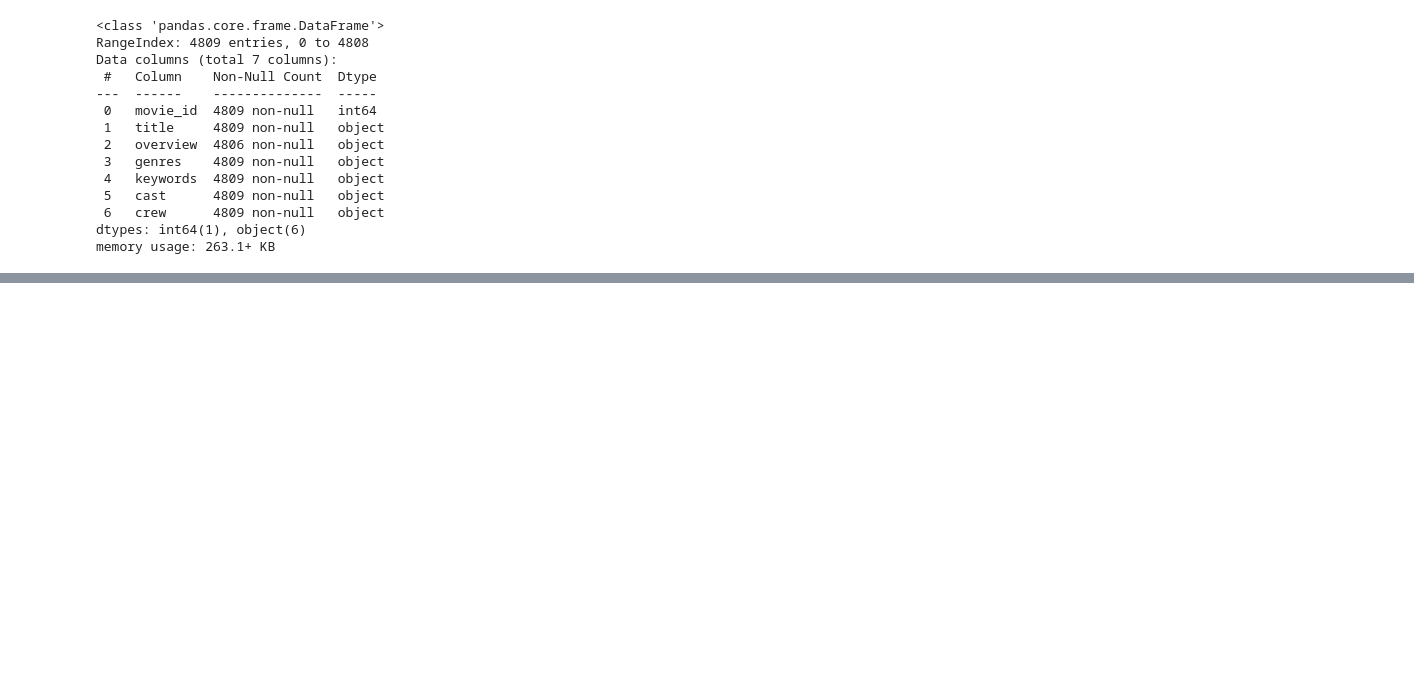
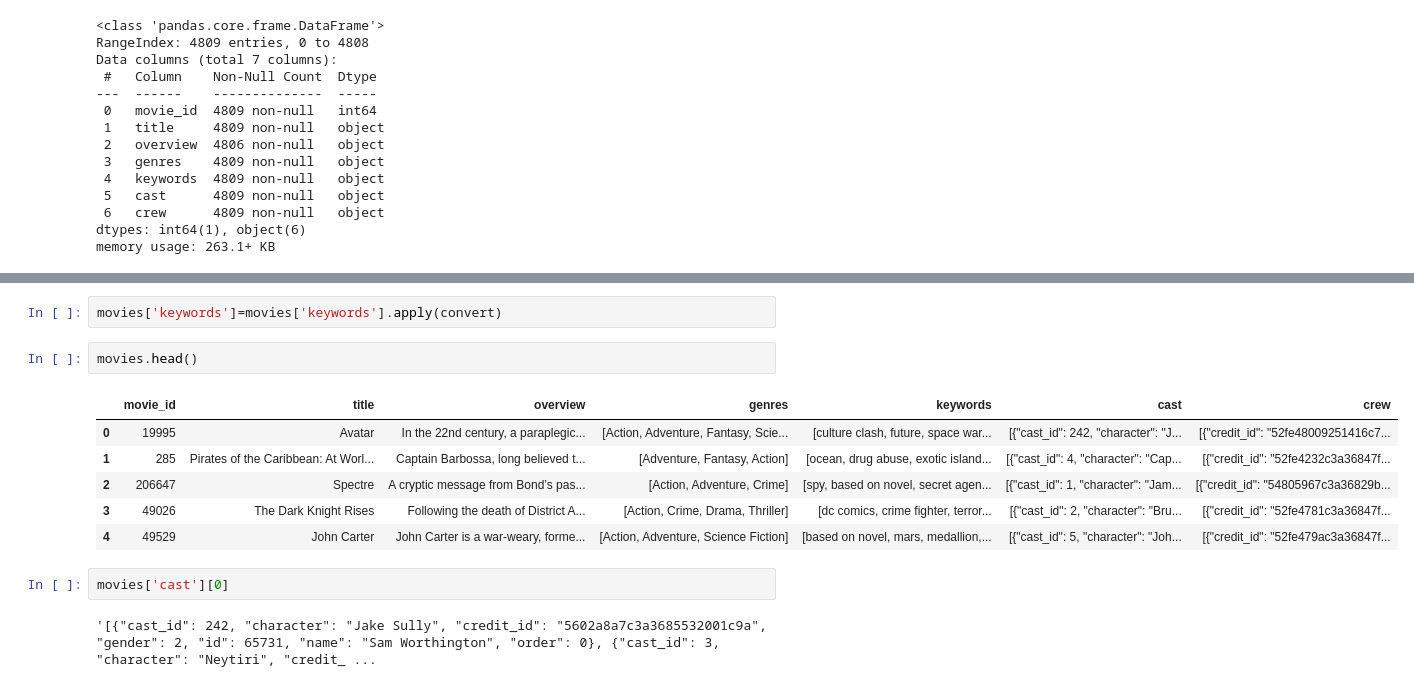
Before and after one commit to SFG006/MOVIE-RECOMMENDATION-SYSTEM, a Jupyter notebook: notebooks/MOVIE RECOMMENDATION SYSTEM/movie recommendation system.ipynb, the cells around one changed output, grey strips where cells are left out. Cells and saved outputs as stored; diff of their text form; blank space fills up the shorter version.

```diff
--- a/notebooks/MOVIE RECOMMENDATION SYSTEM/movie recommendation system.ipynb
+++ b/notebooks/MOVIE RECOMMENDATION SYSTEM/movie recommendation system.ipynb
@@ -50,0 +106,15 @@ memory usage: 263.1+ KB
+# %%
+movies['keywords']=movies['keywords'].apply(convert)
+# %%
+movies.head()
+# %% [output]
+|  | movie_id | title | overview | genres | keywords | cast | crew |
+| 0 | 19995 | Avatar | In the 22nd century, a paraplegic... | [Action, Adventure, Fantasy, Scie... | [culture clash, future, space war... | [{"cast_id": 242, "character": "J... | [{"credit_id": "52fe48009251416c7... |
+| 1 | 285 | Pirates of the Caribbean: At Worl... | Captain Barbossa, long believed t... | [Adventure, Fantasy, Action] | [ocean, drug abuse, exotic island... | [{"cast_id": 4, "character": "Cap... | [{"credit_id": "52fe4232c3a36847f... |
+| 2 | 206647 | Spectre | A cryptic message from Bond’s pas... | [Action, Adventure, Crime] | [spy, based on novel, secret agen... | [{"cast_id": 1, "character": "Jam... | [{"credit_id": "54805967c3a36829b... |
+| 3 | 49026 | The Dark Knight Rises | Following the death of District A... | [Action, Crime, Drama, Thriller] | [dc comics, crime fighter, terror... | [{"cast_id": 2, "character": "Bru... | [{"credit_id": "52fe4781c3a36847f... |
+| 4 | 49529 | John Carter | John Carter is a war-weary, forme... | [Action, Adventure, Science Fiction] | [based on novel, mars, medallion,... | [{"cast_id": 5, "character": "Joh... | [{"credit_id": "52fe479ac3a36847f... |
+# %%
+movies['cast'][0]
+# %% [output]
+'[{"cast_id": 242, "character": "Jake Sully", "credit_id": "5602a8a7c3a3685532001c9a", "gender": 2, "id": 65731, "name": "Sam Worthington", "order": 0}, {"cast_id": 3, "character": "Neytiri", "credit_ ...
```
Also changed, not shown: parts of 22 cells of this notebook.
